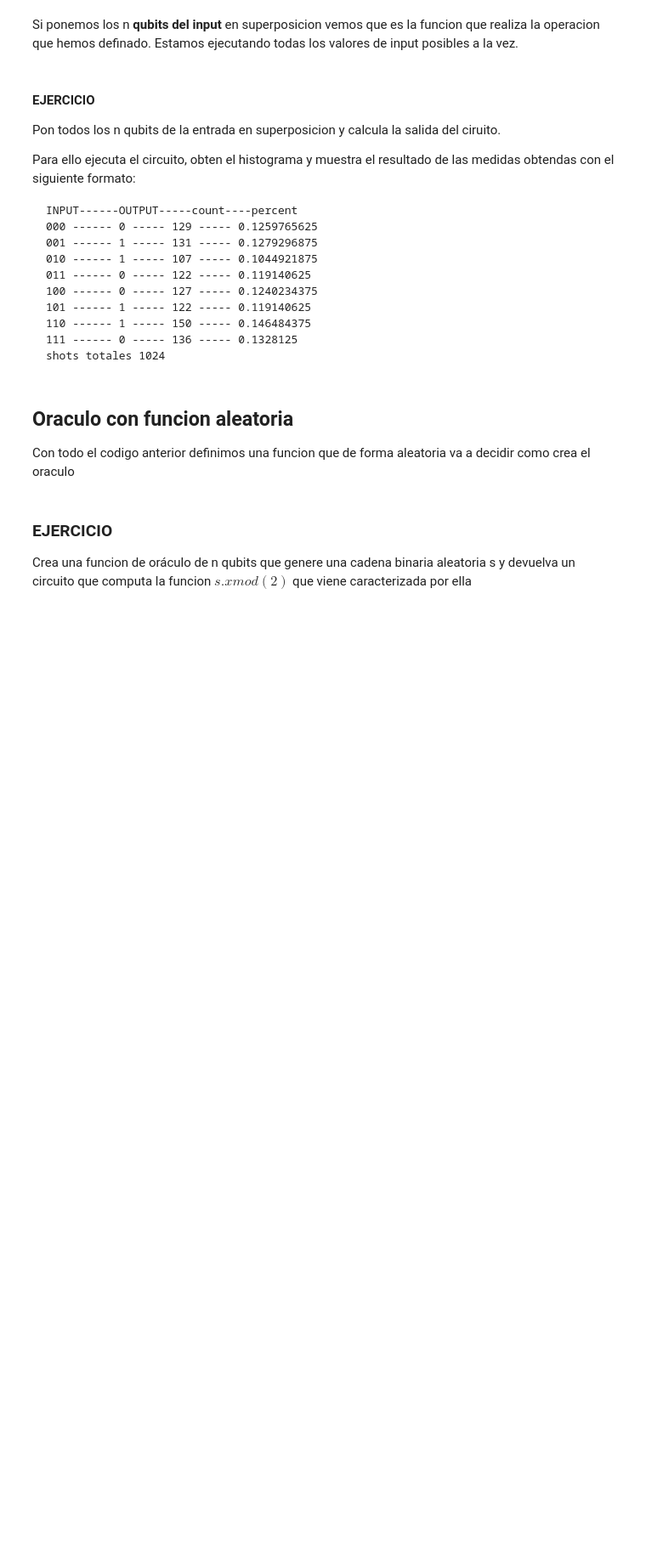
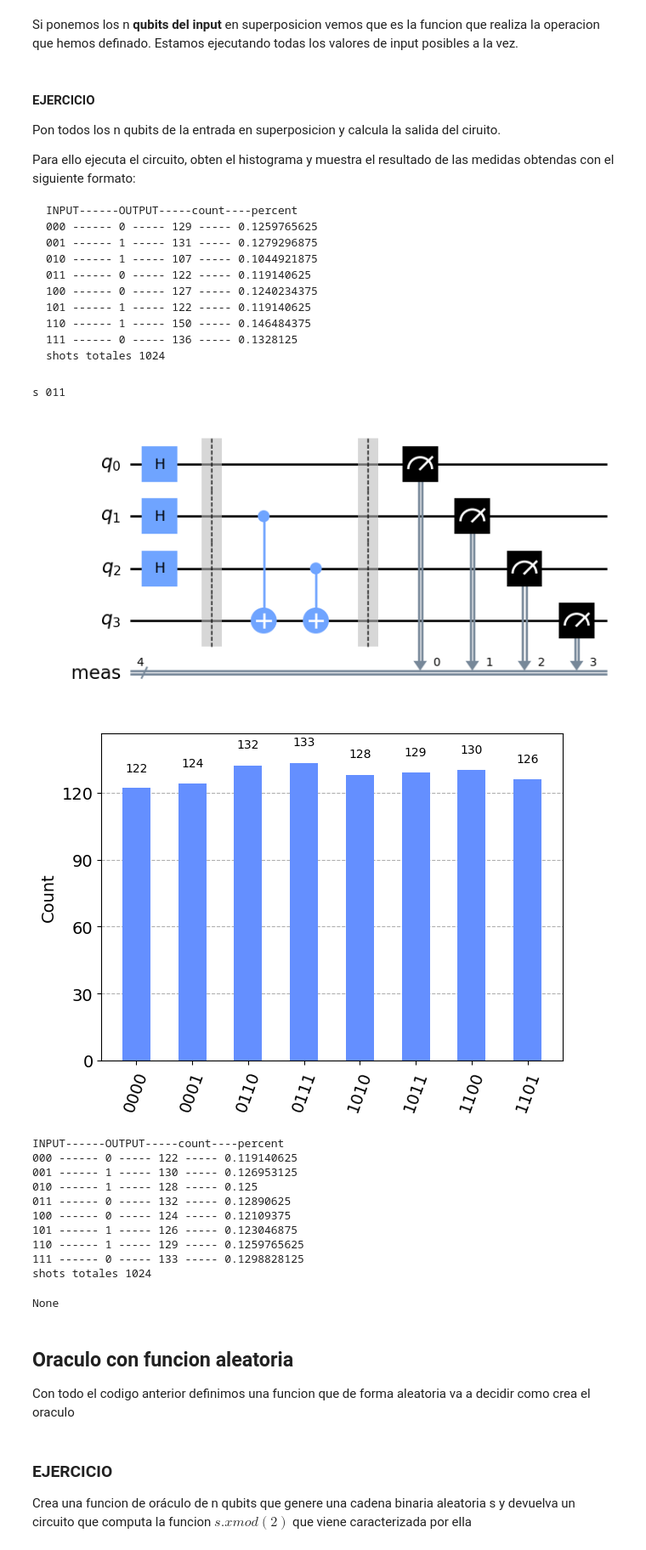
Before and after one commit to jore731/qiskit, a Jupyter notebook: EJERCICIOS/EJERCICIO2_Berstein-Vazirani.ipynb, the cells around one changed output. Shown at 85% size. Drawn from its saved outputs; the diff is of its cells as text; code cells hidden in the pictures; blank space fills up the shorter version.

```diff
--- a/EJERCICIOS/EJERCICIO2_Berstein-Vazirani.ipynb
+++ b/EJERCICIOS/EJERCICIO2_Berstein-Vazirani.ipynb
@@ -47,12 +58,21 @@ shots totales 1024
 - __get__phases__: que tome como entrada un vector de estados y devuelva las fases de todos sus compoentes
 # %%
 def count_to_digital_values(counts):
+    data=list(counts.items())
+    data = [(qbits[::-1],counts) for qbits, counts in data]
+    sorted_by_bitstring = sorted(data, key=lambda tup: tup[0][:-1])
 
+    print('INPUT------OUTPUT-----count----percent')
+    suma_total=sum([e[1] for e in sorted_by_bitstring])
+    for e in sorted_by_bitstring:
+        print(e[0][:-1],'------',e[0][-1],'-----',e[1],'-----',e[1]/suma_total)
+    print('shots totales', suma_total)
 
 def get_probabilities(svector):
-
+    return np.power(np.abs(svector.data),2)
 
 def get_phases(svector):
+    return np.array([math.degrees(cmath.polar(c)[1]) for c in svector.data])
 # %% [markdown]
 # ORACULOS
 
@@ -111,23 +142,51 @@ shots totales 1024
 # %%
 n=3
 s = '011'   # s2s1s0 the hidden binary string
 print('s',s)
 
 #creamos el circuito
-oracle_qc =
+oracle_qc = QuantumCircuit(n+1)
 
 #ejecucion todas las entradas posibles de input en paralelo
+for index, _ in enumerate(s):
+    oracle_qc.h(index)
+
+oracle_qc.barrier()
 
 # Apply the inner-product oracle
+for index, bit in enumerate(s):
+    bit = int(bit)
+    if bit:
+        oracle_qc.cx(index, n)
 
 #ponemos las puertas de medida
-
+oracle_qc.measure_all()
 
 #lo dibujamos
-
+display(oracle_qc.draw('mpl'))
 
 
 #Medimos que resultados da este circuito funcion
+backend = Aer.get_backend('aer_simulator')
+counts=backend.run(oracle_qc).result().get_counts()
+display(plot_histogram(counts))
+
+display(count_to_digital_values(counts))
+# %% [output]
+s 011
+[figure, added]
+[figure, added]
+INPUT------OUTPUT-----count----percent
+000 ------ 0 ----- 122 ----- 0.119140625
+001 ------ 1 ----- 130 ----- 0.126953125
+010 ------ 1 ----- 128 ----- 0.125
+011 ------ 0 ----- 132 ----- 0.12890625
+100 ------ 0 ----- 124 ----- 0.12109375
+101 ------ 1 ----- 126 ----- 0.123046875
+110 ------ 1 ----- 129 ----- 0.1259765625
+111 ------ 0 ----- 133 ----- 0.1298828125
+shots totales 1024
+None
 # %% [markdown]
 ## Oraculo con funcion aleatoria
 
```
Also changed, not shown: parts of 12 cells of this notebook, 3 other files.
